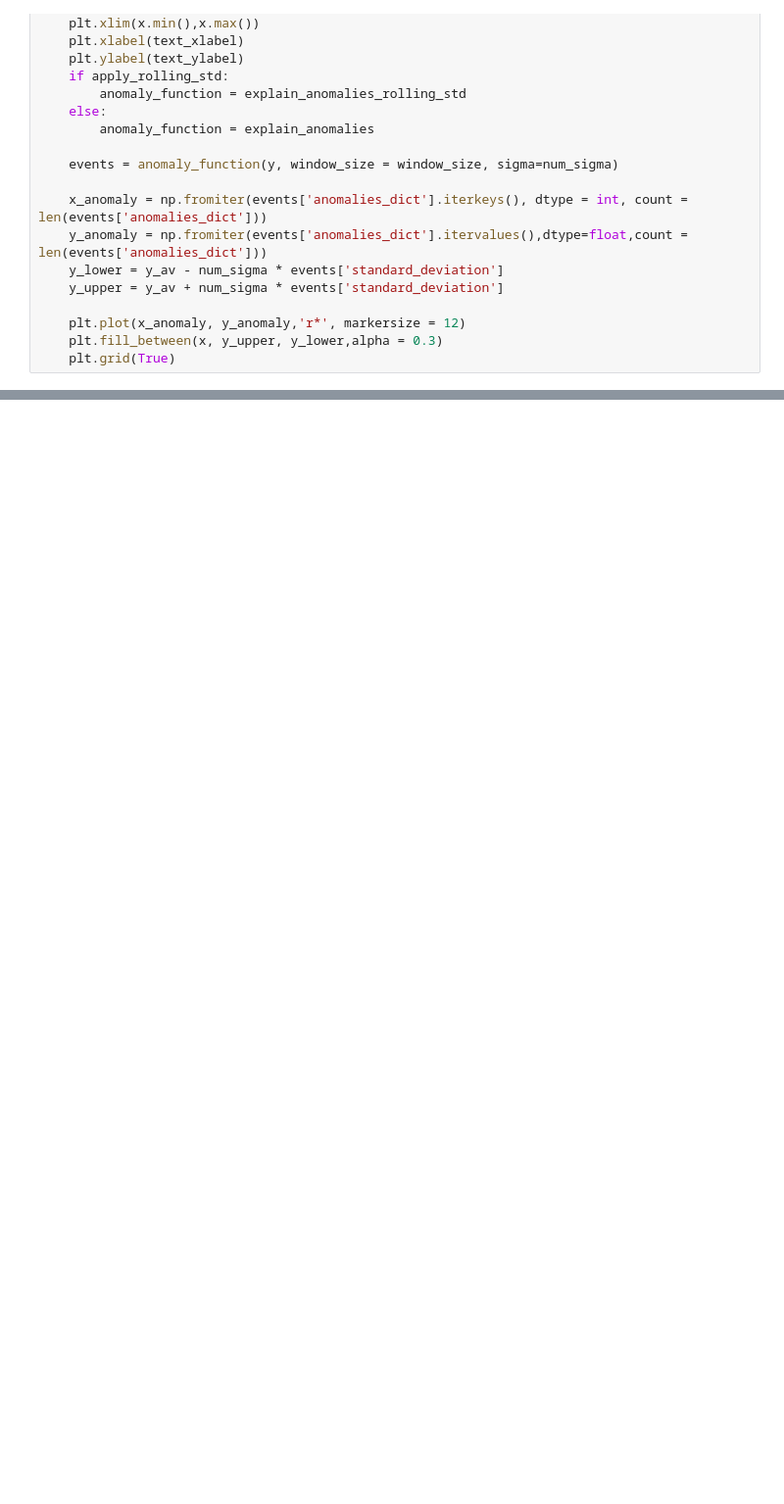
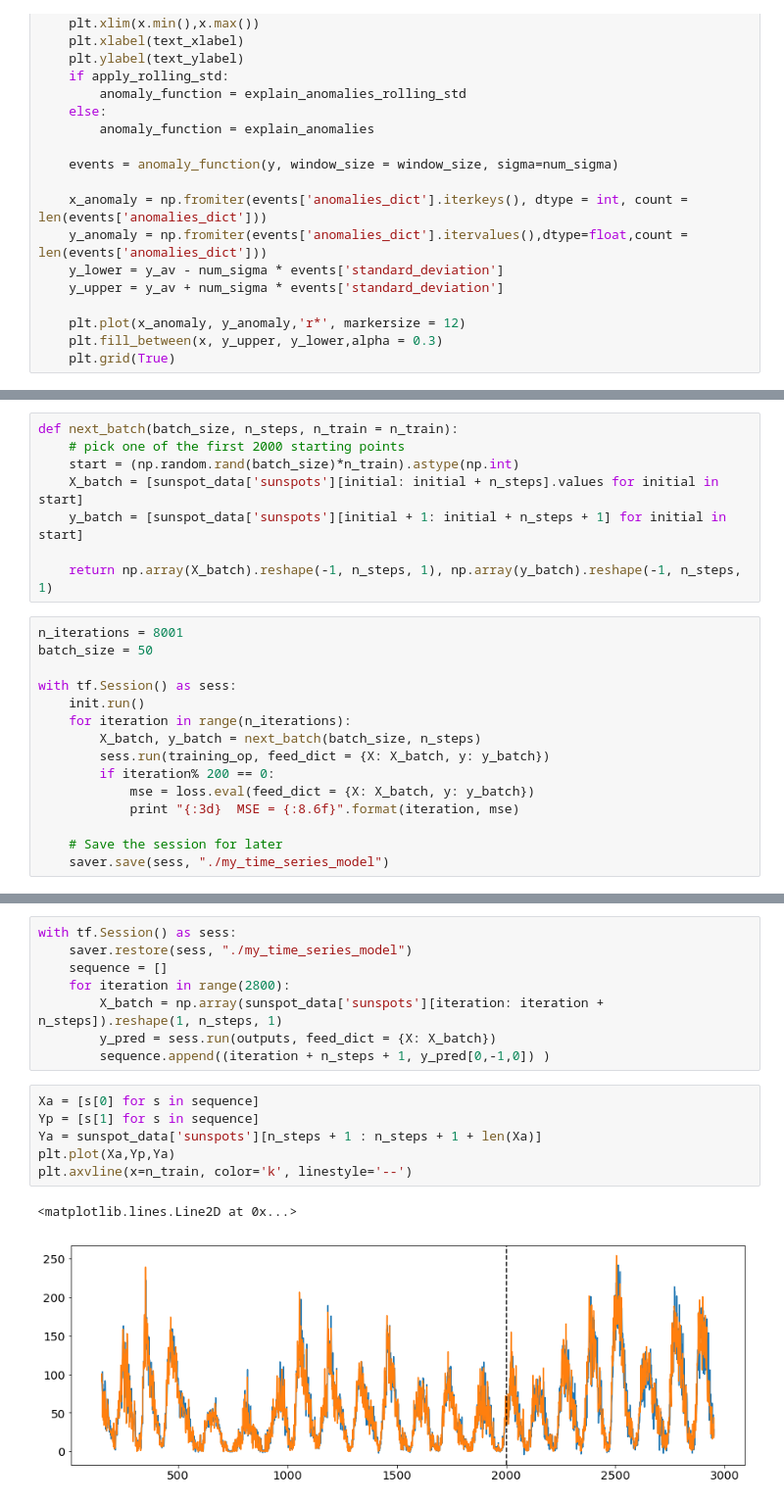
Before and after one commit to kiwidamien/sunspots, a Jupyter notebook: sunspot anomoly detection.ipynb, the cells around one changed output, grey strips where cells are left out. Shown: that part at 98% size. Drawn from its saved outputs; the diff is of its cells as text; blank space fills up the shorter version.

```diff
--- a/sunspot anomoly detection.ipynb
+++ b/sunspot anomoly detection.ipynb
@@ -93,0 +130,23 @@ plot_results(sunspot_data['month'], sunspot_data['sunspots'], window_size = 13,
+# %%
+def next_batch(batch_size, n_steps, n_train = n_train):
+    # pick one of the first 2000 starting points
+    start = (np.random.rand(batch_size)*n_train).astype(np.int)
+    X_batch = [sunspot_data['sunspots'][initial: initial + n_steps].values for initial in start]
+    y_batch = [sunspot_data['sunspots'][initial + 1: initial + n_steps + 1] for initial in start]
+
+    return np.array(X_batch).reshape(-1, n_steps, 1), np.array(y_batch).reshape(-1, n_steps, 1)
+# %%
+n_iterations = 8001
+batch_size = 50
+
+with tf.Session() as sess:
+    init.run()
+    for iteration in range(n_iterations):
+        X_batch, y_batch = next_batch(batch_size, n_steps)
+        sess.run(training_op, feed_dict = {X: X_batch, y: y_batch})
+        if iteration% 200 == 0:
+            mse = loss.eval(feed_dict = {X: X_batch, y: y_batch})
+            print "{:3d}  MSE = {:8.6f}".format(iteration, mse)
+
+    # Save the session for later
+    saver.save(sess, "./my_time_series_model")
@@ -93,0 +171,17 @@ plot_results(sunspot_data['month'], sunspot_data['sunspots'], window_size = 13,
+# %%
+with tf.Session() as sess:
+    saver.restore(sess, "./my_time_series_model")
+    sequence = []
+    for iteration in range(2800):
+        X_batch = np.array(sunspot_data['sunspots'][iteration: iteration + n_steps]).reshape(1, n_steps, 1)
+        y_pred = sess.run(outputs, feed_dict = {X: X_batch})
+        sequence.append((iteration + n_steps + 1, y_pred[0,-1,0]) )
+# %%
+Xa = [s[0] for s in sequence]
+Yp = [s[1] for s in sequence]
+Ya = sunspot_data['sunspots'][n_steps + 1 : n_steps + 1 + len(Xa)]
+plt.plot(Xa,Yp,Ya)
+plt.axvline(x=n_train, color='k', linestyle='--')
+# %% [output]
+<matplotlib.lines.Line2D at 0x...>
+[figure, added]
```
Also changed, not shown: parts of 17 cells of this notebook, 2 other files.
